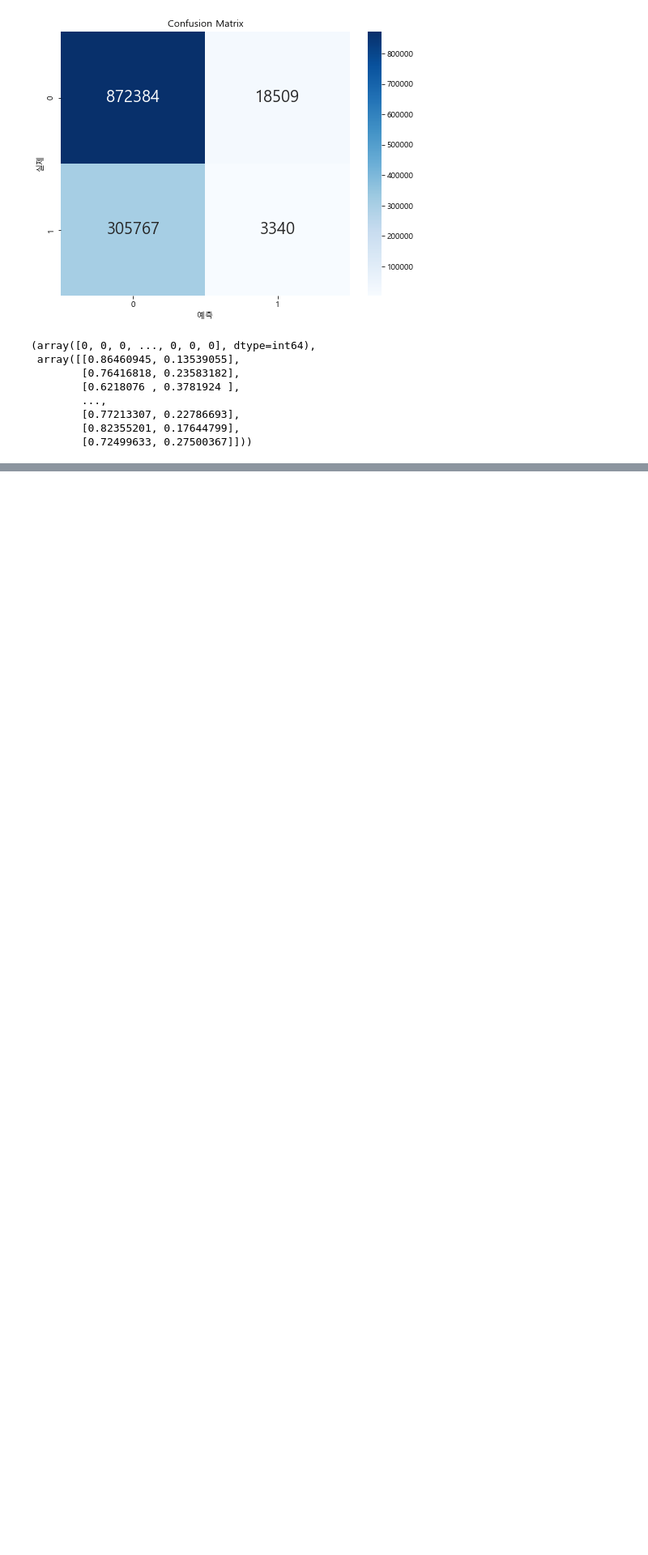
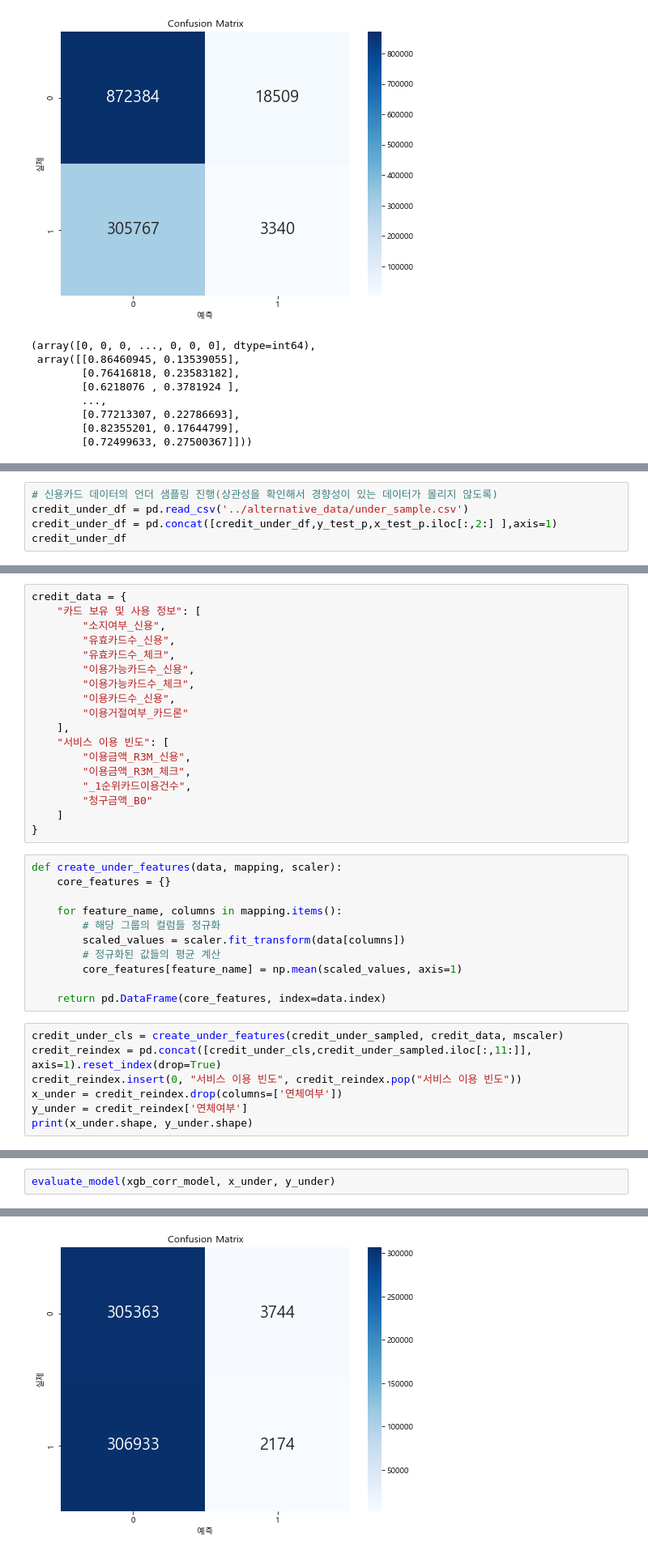
Before and after one commit to ev1025/Alternative-Credit-Scoring, a Jupyter notebook: 대안데이터 전처리, 모델링.ipynb, the cells around one changed output, grey strips where cells are left out. Shown at 81% size. Saved outputs shown, nothing was run; the diff lists cells and outputs as text; blank space fills up the shorter version.

```diff
--- a/대안데이터 전처리, 모델링.ipynb
+++ b/대안데이터 전처리, 모델링.ipynb
@@ -763,0 +766,5 @@ ROC AUC: 0.48169825894902124
+# %%
+# 신용카드 데이터의 언더 샘플링 진행(상관성을 확인해서 경향성이 있는 데이터가 몰리지 않도록)
+credit_under_df = pd.read_csv('../alternative_data/under_sample.csv')
+credit_under_df = pd.concat([credit_under_df,y_test_p,x_test_p.iloc[:,2:] ],axis=1)
+credit_under_df
@@ -763,0 +826,36 @@ ROC AUC: 0.48169825894902124
+# %%
+credit_data = {
+    "카드 보유 및 사용 정보": [
+        "소지여부_신용",
+        "유효카드수_신용",
+        "유효카드수_체크",
+        "이용가능카드수_신용",
+        "이용가능카드수_체크",
+        "이용카드수_신용",
+        "이용거절여부_카드론"
+    ],
+    "서비스 이용 빈도": [
+        "이용금액_R3M_신용",
+        "이용금액_R3M_체크",
+        "_1순위카드이용건수",
+        "청구금액_B0"
+    ]
+}
+# %%
+def create_under_features(data, mapping, scaler):
+    core_features = {}
+
+    for feature_name, columns in mapping.items():
+        # 해당 그룹의 컬럼들 정규화
+        scaled_values = scaler.fit_transform(data[columns])
+        # 정규화된 값들의 평균 계산
+        core_features[feature_name] = np.mean(scaled_values, axis=1)
+
+    return pd.DataFrame(core_features, index=data.index)
+# %%
+credit_under_cls = create_under_features(credit_under_sampled, credit_data, mscaler)
+credit_reindex = pd.concat([credit_under_cls,credit_under_sampled.iloc[:,11:]], axis=1).reset_index(drop=True)
+credit_reindex.insert(0, "서비스 이용 빈도", credit_reindex.pop("서비스 이용 빈도"))
+x_under = credit_reindex.drop(columns=['연체여부'])
+y_under = credit_reindex['연체여부']
+print(x_under.shape, y_under.shape)
@@ -763,0 +864,3 @@ ROC AUC: 0.48169825894902124
+# %%
+evaluate_model(xgb_corr_model, x_under, y_under)
+# %% [output]
@@ -763,0 +873 @@ ROC AUC: 0.48169825894902124
+[figure, added]
```
Also changed, not shown: parts of 8 cells of this notebook.
